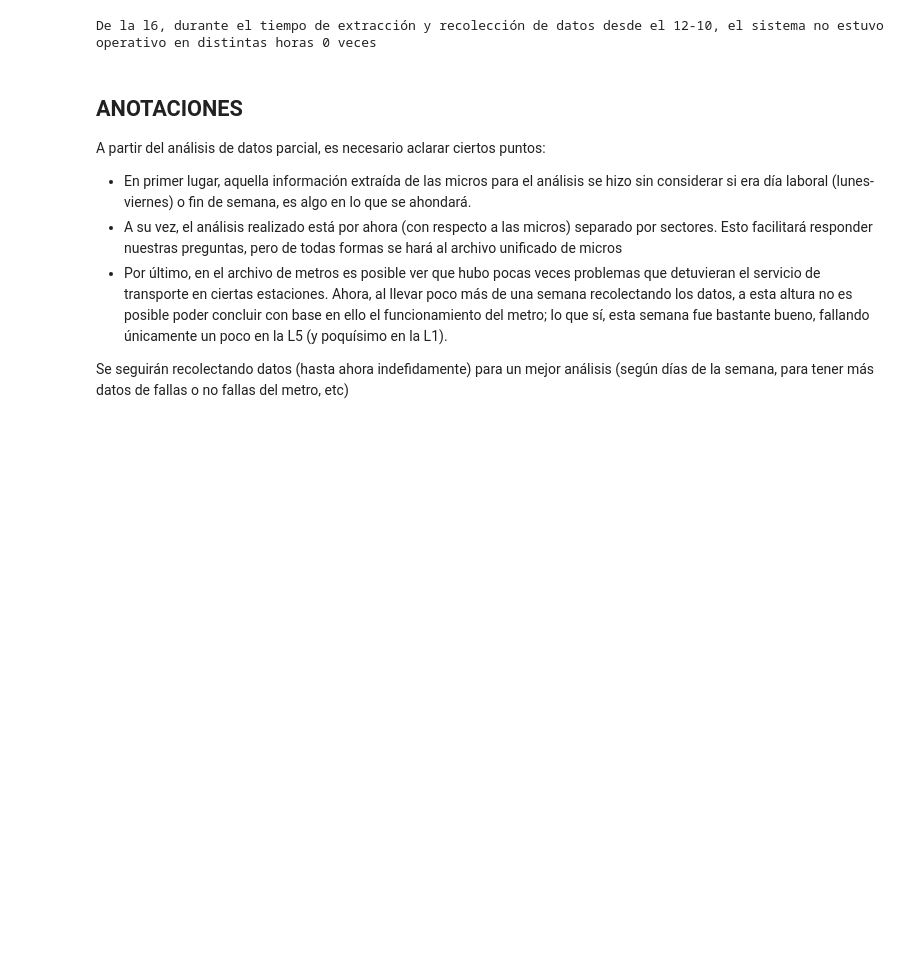
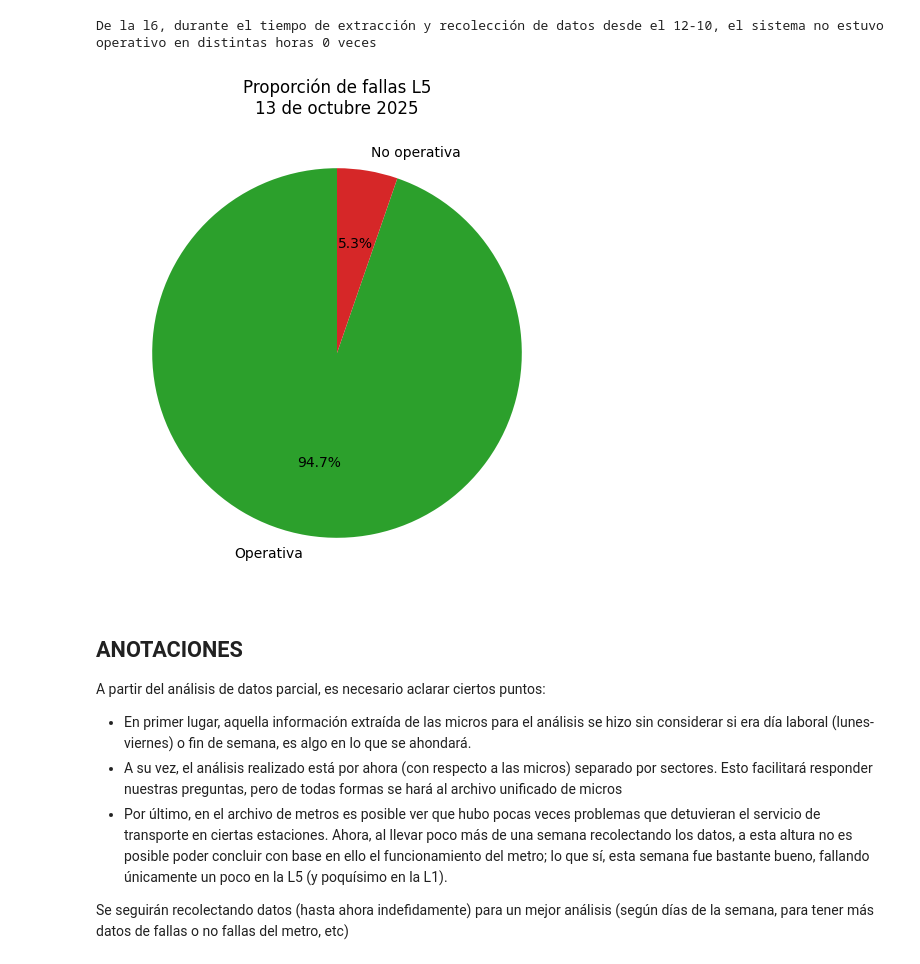
Before and after one commit to vpardoss/squadecaedro, a Jupyter notebook: analisis_data.ipynb, the cells around one changed output. Saved outputs shown, nothing was run; the diff lists cells and outputs as text; code cells hidden in the pictures; blank space fills up the shorter version.

```diff
--- a/analisis_data.ipynb
+++ b/analisis_data.ipynb
@@ -536,6 +536,23 @@ no_opera_l6 = metro_no_operativo[metro_no_operativo['line_id'] == 'L6']
 print(f'De la l6, durante el tiempo de extracción y recolección de datos desde el 12-10, el sistema no estuvo operativo en distintas horas {len(no_opera_l6)} veces')
 # %% [output]
 De la l6, durante el tiempo de extracción y recolección de datos desde el 12-10, el sistema no estuvo operativo en distintas horas 0 veces
+# %%
+l5_df = metro_data[metro_data['line_id'] == 'L5']
+# Filtramos solo registros del 13 de octubre, día que falló línea 5 y dejó líneas no operativas
+df_13oct = l5_df[l5_df['date'].str.startswith('2025-10-13')]
+total = len(df_13oct)
+no_op = len(df_13oct[df_13oct['status_code'] != 0])
+op = total - no_op
+
+valores = [op, no_op]
+etiquetas = ['Operativa', 'No operativa']
+colors = ['#2ca02c', '#d62728']
+plt.figure(figsize=(6,6))
+plt.pie(valores, labels=etiquetas, autopct='%1.1f%%', startangle=90, colors=colors)
+plt.title('Proporción de fallas L5\n13 de octubre 2025')
+plt.show()
+# %% [output]
+[figure, added]
 # %% [markdown]
 ## ANOTACIONES
 A partir del análisis de datos parcial, es necesario aclarar ciertos puntos:
```
Also changed, not shown: parts of 4 cells of this notebook.
